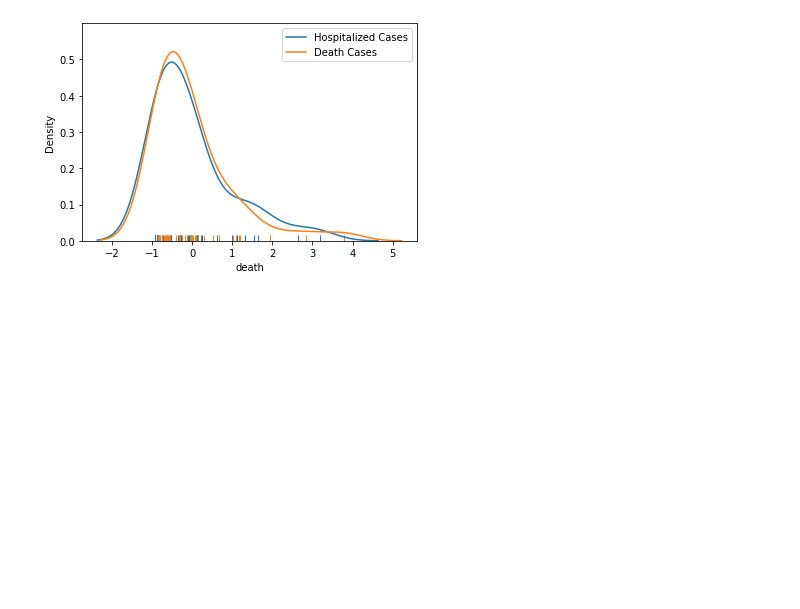
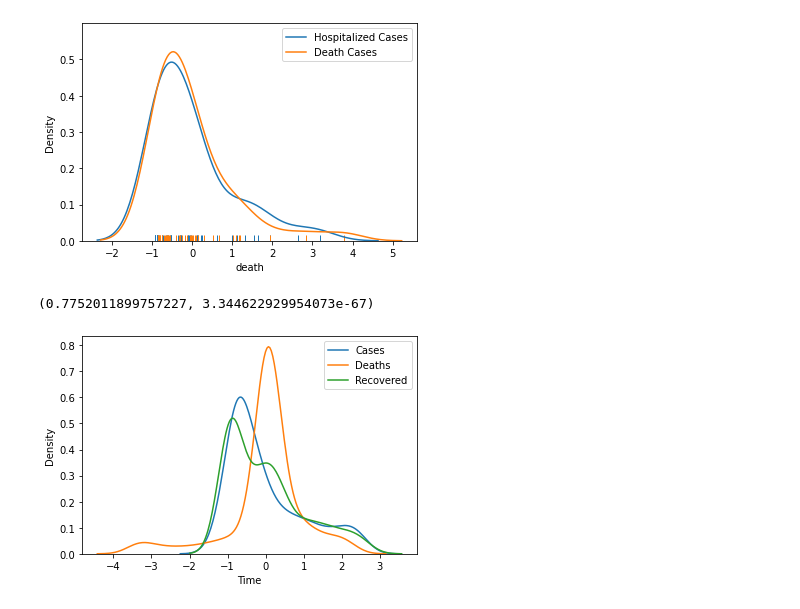
Before and after one commit to ShahidOni/Project3, a Jupyter notebook: covid.ipynb, the cells around one changed output. Drawn from its saved outputs; the diff is of its cells as text; code cells hidden in the pictures; blank space fills up the shorter version.

```diff
--- a/covid.ipynb
+++ b/covid.ipynb
@@ -123,3 +141,17 @@ plt.legend()
 plt.show()
 # %% [output]
 [figure]
+# %%
+cases_vs_deaths = data[['date', 'positive', 'recovered', 'death']].dropna()
+cases_vs_deaths = cases_vs_deaths.groupby(['date'], sort=True)['positive', 'recovered', 'death'].max().reset_index()
+display(stats.pearsonr(cases_vs_deaths['positive'], cases_vs_deaths['death']))
+cases_vs_deaths[['positive', 'recovered', 'death']] = StandardScaler().fit_transform(cases_vs_deaths[['positive', 'recovered', 'death']])
+
+sns.distplot(cases_vs_deaths['positive'], label='Cases', hist=False)
+sns.distplot(cases_vs_deaths['death'], label='Deaths', hist=False)
+sns.distplot(cases_vs_deaths['recovered'], label='Recovered', hist=False, axlabel='Time')
+plt.legend()
+plt.show()
+# %% [output]
+(0.7752011899757227, 3.344622929954073e-67)
+[figure, added]
```
Also changed, not shown: parts of 9 cells of this notebook, 1 other file.
